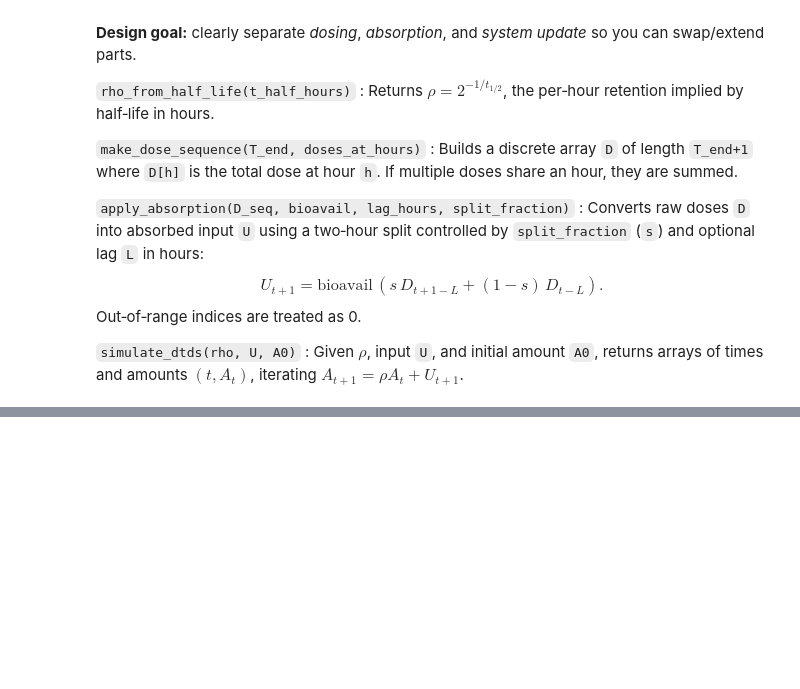
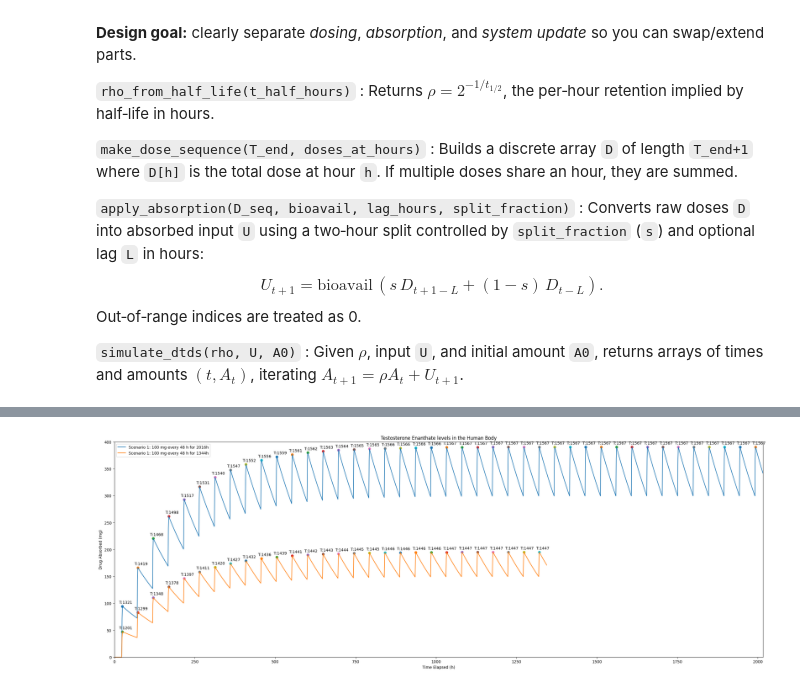
Before and after one commit to DanielCao-7/RP2-AAS-Python-Workbook, a Jupyter notebook: RP 2 - Discrete-Time Dynamical Systems - AAS.ipynb, the cells around one changed output, grey strips where cells are left out. Cells and saved outputs as stored; diff of their text form; code cells hidden in the pictures; blank space fills up the shorter version.

```diff
--- a/RP 2 - Discrete-Time Dynamical Systems - AAS.ipynb
+++ b/RP 2 - Discrete-Time Dynamical Systems - AAS.ipynb
@@ -286,0 +356,61 @@ def simulate_dtds(rho: float, U: np.ndarray, A0: float = 0.0):
+# %%
+def time_to_threshold(A0, A_thresh, half_life_hours):
+    """ Estimate hours for levels at the peak to drop to safe thresholds.
+    -A0: peak
+    -A_thresh: Safety threshold
+    -half_life_hours: half-life of the drug in hours
+    -Returns estimated hours to drop below threshold"""
+    if A_thresh >= A0:
+        return 0.0
+
+    k = np.log(2) / half_life_hours
+    t = float((np.log(A_thresh / A0)) / (-k))
+    return t
+#more about this function in part (e)
+# %%
+T_end1 = 2016
+interval = 48
+amount = 100.0
+scenario1 = [(h, amount) for h in range(0, T_end1 + 1, interval)]
+Dose1 = make_dose_sequence(2016, scenario1)
+Ut1 = apply_absorption(Dose1, 0.95, 24, 0.75)
+
+T_end2 = 1344
+amount = 50.0
+scenario2 = [(h, amount) for h in range(0, T_end2 + 1, interval)]
+Dose2 = make_dose_sequence(1344, scenario2)
+Ut2 = apply_absorption(Dose2, 0.95, 24, 0.75)
+
+At1 = baseline(120, 2016, scenario1, 0.95, 24, 0.75)
+x1, y1 = At1
+At2 = baseline(120, 1344, scenario2, 0.95, 24, 0.75)
+x2, y2 = At2
+
+plt.figure(figsize=(30,10))
+plt.plot(x1, y1, label='Scenario 1: 100 mg every 48 h for 2016h')
+for i in range(42):
+    T = 1 + 24 + i*48
+    plt.scatter (x1[T], y1[T])
+    A0 = y1[T]      # peak
+    A_thresh = 0.0458 # threshold
+    half_life = 120
+
+    hours = time_to_threshold(A0, A_thresh, half_life)
+    plt.annotate(f"T:{round(hours)}", (x1[T]-10, y1[T]+5))
+
+plt.plot(x2, y2, label='Scenario 1: 100 mg every 48 h for 1344h')
+for i in range(28):
+    T = 1 + 24 + i*48
+    plt.scatter (x2[T],y2[T])
+    A0 = y2[T]      # peak
+    A_thresh = 0.0458 # threshold
+    half_life = 120
+
+    hours = time_to_threshold(A0, A_thresh, half_life)
+    plt.annotate(f"T:{round(hours)}", (x2[T]-10, y2[T]+5))
+plt.xlabel('Time Elapsed (h)'); plt.ylabel('Drug Absorbed (mg)')
+plt.xlim(0,2016); plt.ylim(0,400)
+plt.title("Testosterone Enanthate levels in the Human Body"); plt.legend()
+plt.show()
+# %% [output]
+[figure, added]
```
Also changed, not shown: parts of 21 cells of this notebook.
